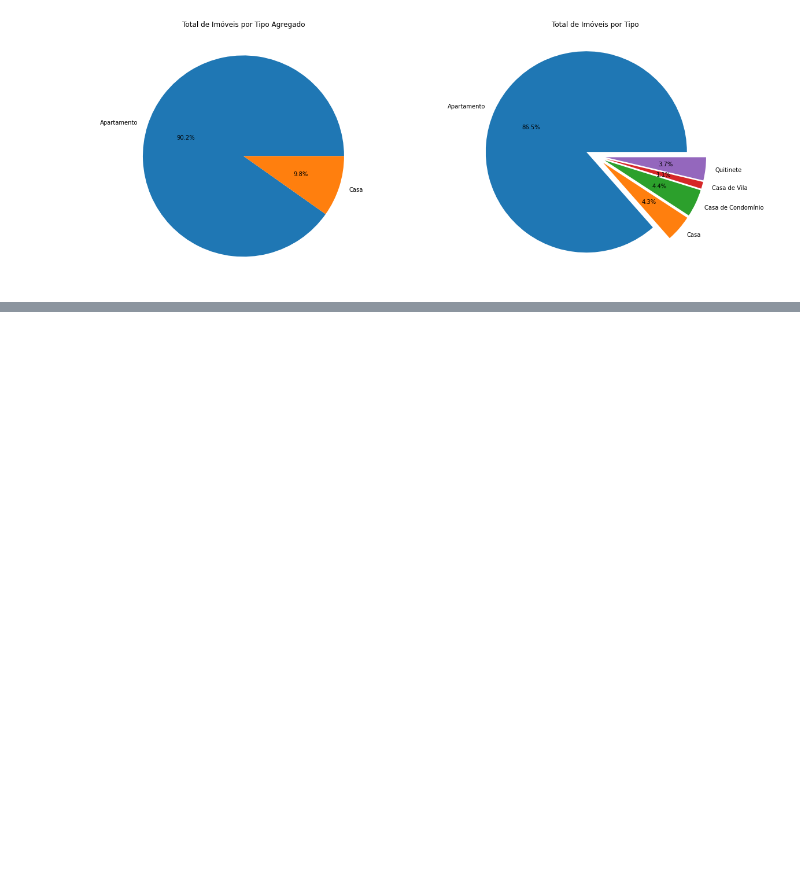
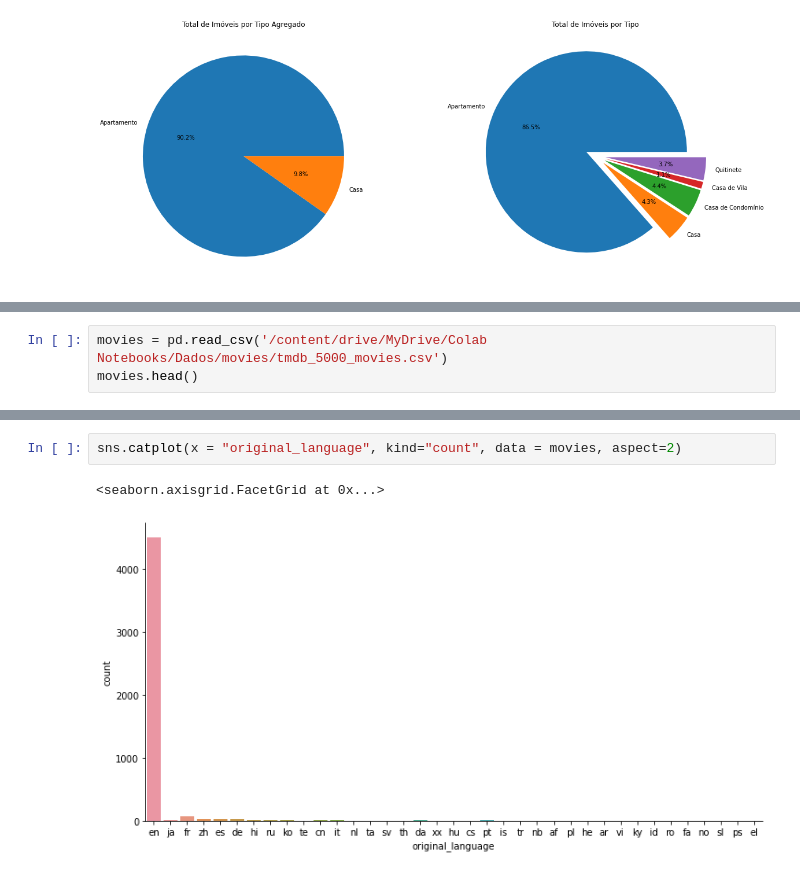
Before and after one commit to Mathvivas/Data-Science, a Jupyter notebook: Análise_de_Graficos.ipynb, the cells around one changed output, grey strips where cells are left out. Cells and saved outputs as stored; diff of their text form; blank space fills up the shorter version.

Commit message:
Detalhes sobre como plotar Seaborn

```diff
--- a/Análise_de_Graficos.ipynb
+++ b/Análise_de_Graficos.ipynb
@@ -230,0 +235,3 @@ area
+# %%
+movies = pd.read_csv('/content/drive/MyDrive/Colab Notebooks/Dados/movies/tmdb_5000_movies.csv')
+movies.head()
@@ -230,0 +263,5 @@ area
+# %%
+sns.catplot(x = "original_language", kind="count", data = movies, aspect=2)
+# %% [output]
+<seaborn.axisgrid.FacetGrid at 0x...>
+[figure, added]
```
Also changed, not shown: parts of 13 cells of this notebook.
